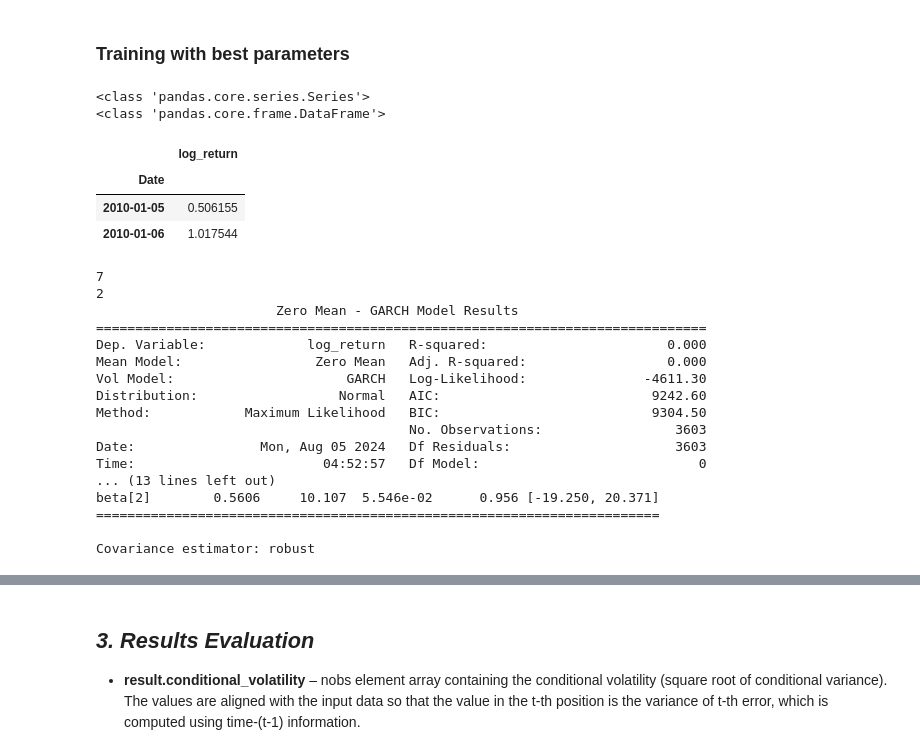
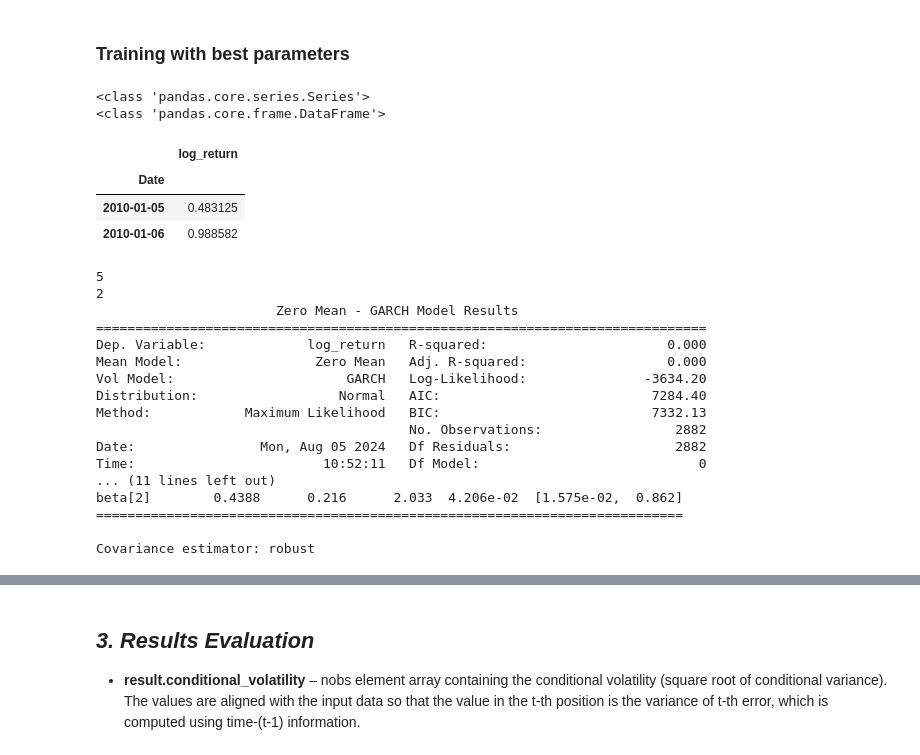
Before and after one commit to AkkshataGuptaa/TheNewGermanyFund_StockPricePrediction_BusinesscaseStudy_TimeSeriesAnalysis, a Jupyter notebook: TheNewGermanyFund_VolatilityForecasting_TimeSeriesAnalysis.ipynb, the cells around one changed output, grey strips where cells are left out. Cells and saved outputs as stored; diff of their text form; code cells hidden in the pictures.

```diff
--- a/TheNewGermanyFund_VolatilityForecasting_TimeSeriesAnalysis.ipynb
+++ b/TheNewGermanyFund_VolatilityForecasting_TimeSeriesAnalysis.ipynb
@@ -353,3 +355,15 @@ data['log_return'] = np.log(data['Adj Close'] / data['Adj Close'].shift(1))
 
 # Data preprocessing
 returns = data['log_return'].dropna()
+# %%
+print("Total data size:",len(returns))
+data_length = len(returns)
+train_size = int(0.8 * data_length)
+print("Training data size:",train_size)
+print("Testung data size:", (len(returns) - train_size))
+print(f"Training data from {returns.index[0]} to {returns.index[train_size]}")
+print(f"Testing data from {returns.index[train_size+1]} to {returns.index[-1]}")
+
+# train test data split
+train_returns = returns[:train_size]
+test_returns = returns[train_size:]
@@ -470,54 +490,57 @@ result_table.head()
 # %% [markdown]
 ### **Training with best parameters**
 # %%
-print(type(returns))
+print(type(train_returns))
 
 # Standardization
 from sklearn.preprocessing import StandardScaler
 
 st = StandardScaler()
 # Reshape the Series into a 2D array
-returns_2d = returns.values.reshape(-1, 1)
+returns_2d_train = train_returns.values.reshape(-1, 1)
+returns_2d_test = test_returns.values.reshape(-1, 1)
 
 # Fit and transform the data
-returns_scaled = pd.DataFrame(st.fit_transform(returns_2d), columns = ["log_return"])
-returns_scaled.index = data.index[:]
+train_returns_scaled = pd.DataFrame(st.fit_transform(returns_2d_train), columns = ["log_return"])
+train_returns_scaled.index = train_returns.index[:]
 
-print(type(returns_scaled))
-returns_scaled.head(2)
+test_returns_scaled = pd.DataFrame(st.transform(returns_2d_train), columns = ["log_return"])
+
+print(type(train_returns_scaled))
+train_returns_scaled.head(2)
 # %% [output]
 <class 'pandas.core.series.Series'>
 <class 'pandas.core.frame.DataFrame'>
 |  | log_return |
 | Date |  |
-| 2010-01-05 | 0.506155 |
-| 2010-01-06 | 1.017544 |
+| 2010-01-05 | 0.483125 |
+| 2010-01-06 | 0.988582 |
 # %%
 # Training GARCH model with best parameters
 print(p)
 print(q)
 #print(vol)
 #print(mean)
-am = arch_model(returns_scaled, mean='Zero', vol='GARCH', p=int(p), q=int(q)) #, rescale=True)
+am = arch_model(train_returns_scaled, mean='Zero', vol='GARCH', p=int(p), q=int(q)) #, rescale=True)
 res = am.fit(disp='off')
 
 print(res.summary())
 # %% [output]
-7
+5
 2
                        Zero Mean - GARCH Model Results
 ==============================================================================
 Dep. Variable:             log_return   R-squared:                       0.000
 Mean Model:                 Zero Mean   Adj. R-squared:                  0.000
-Vol Model:                      GARCH   Log-Likelihood:               -4611.30
-Distribution:                  Normal   AIC:                           9242.60
-Method:            Maximum Likelihood   BIC:                           9304.50
-                                        No. Observations:                 3603
-Date:                Mon, Aug 05 2024   Df Residuals:                     3603
-Time:                        04:52:57   Df Model:                            0
-... (13 lines left out)
-beta[2]        0.5606     10.107  5.546e-02      0.956 [-19.250, 20.371]
-========================================================================
+Vol Model:                      GARCH   Log-Likelihood:               -3634.20
+Distribution:                  Normal   AIC:                           7284.40
+Method:            Maximum Likelihood   BIC:                           7332.13
+                                        No. Observations:                 2882
+Date:                Mon, Aug 05 2024   Df Residuals:                     2882
+Time:                        10:52:11   Df Model:                            0
+... (11 lines left out)
+beta[2]        0.4388      0.216      2.033  4.206e-02  [1.575e-02,  0.862]
+===========================================================================
 
 Covariance estimator: robust
 # %%
```
Also changed, not shown: parts of 14 cells of this notebook.
